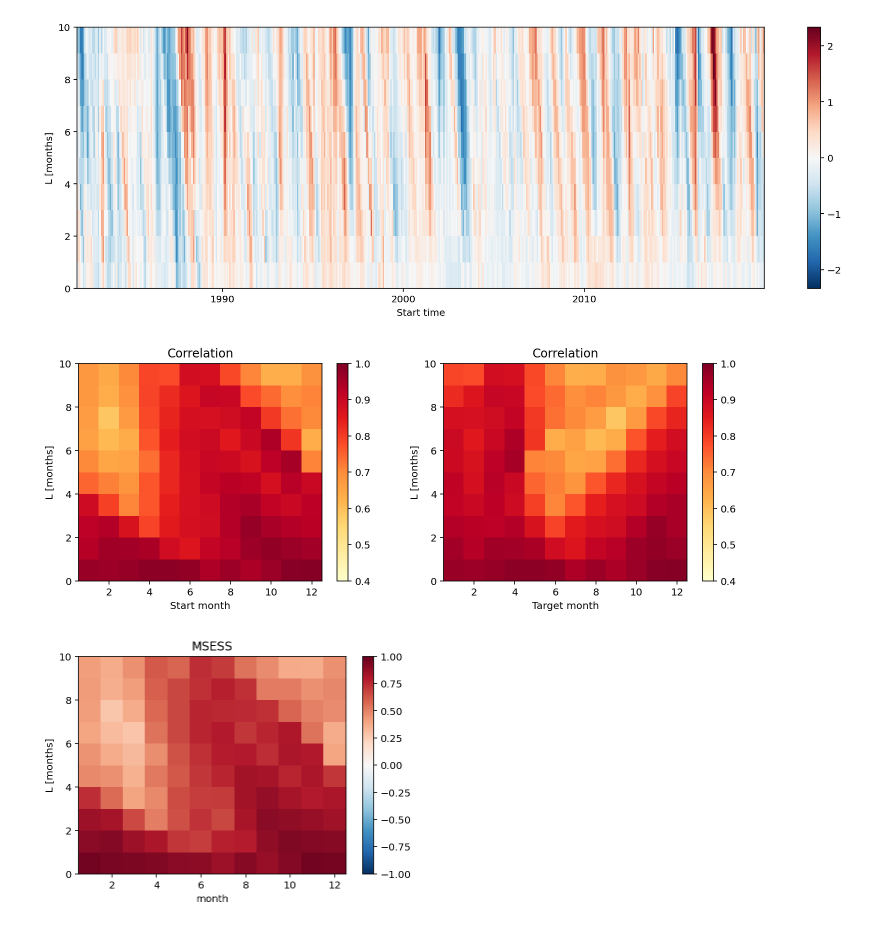
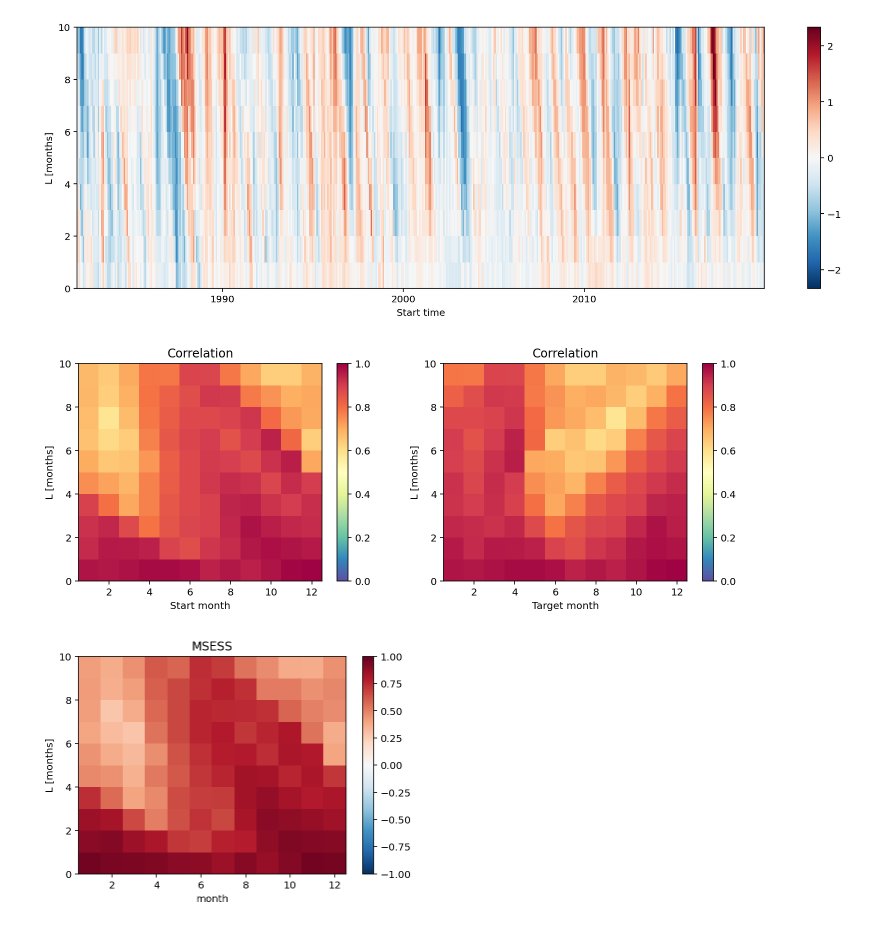
Before and after one commit to mktippett/ENSO-math, a Jupyter notebook: DataLab-10.ipynb, the cells around one changed output. Saved outputs shown, nothing was run; the diff lists cells and outputs as text; code cells hidden in the pictures.

```diff
--- a/DataLab-10.ipynb
+++ b/DataLab-10.ipynb
@@ -1008,25 +1008,25 @@ oa[n1:, :] = o[n1:, :].groupby('S.month') - oc99_10
 # %%
 # Compute anomaly correlation as function of start and lead using groupby
 ac = (fa*oa).groupby("S.month").mean("S")/fa.groupby("S.month").std("S")/o.groupby("S.month").std("S")
 
 fig, axs = plt.subplots(1, 2, figsize = (12, 4))
 
 ax = axs[0]
-ac.plot(x="month", y="L", cmap=plt.cm.YlOrRd, vmin = 0.4, vmax=1.0, ax = ax);
+ac.plot(x="month", y="L", cmap='Spectral_r', vmin = 0.0, vmax=1.0, ax = ax);
 ax.set_title('Correlation');
 ax.set_xlabel('Start month');
 
 ac_target = ac.copy()
 for ii in range(0, 10):
     ac_target[:, ii] = np.roll(ac[:, ii].values, ii)
 
 ax = axs[1]
-ac_target.plot(x="month", y="L", cmap=plt.cm.YlOrRd, vmin = 0.4, vmax=1.0, ax = ax);
+ac_target.plot(x="month", y="L", cmap='Spectral_r', vmin = 0.0, vmax=1.0, ax = ax);
 ax.set_title('Correlation');
 ax.set_xlabel('Target month');
 fig.set_facecolor("white")
 # %% [output]
-[figure, old version]
+[figure, new version]
 # %%
 msess = 1 - ((fa-oa)**2).groupby("S.month").mean("S")/oa.groupby("S.month").var("S")
 msess.plot(x="month",y="L", cmap='RdBu_r', vmin = -1, vmax = 1);
```
